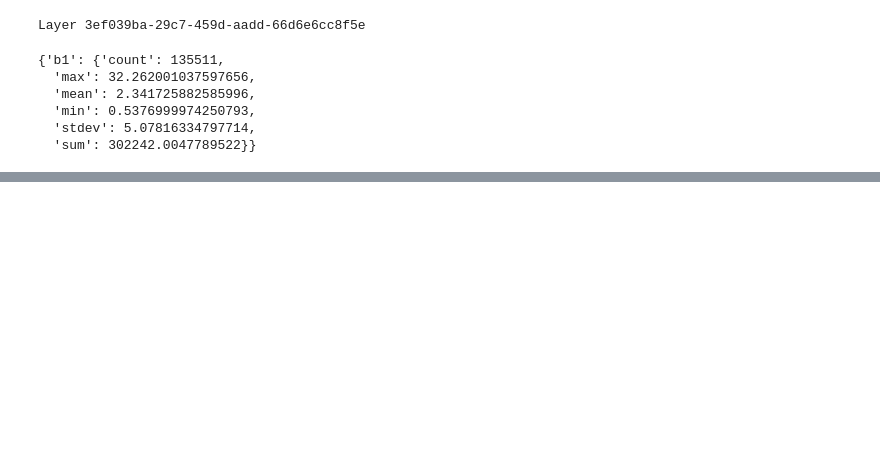
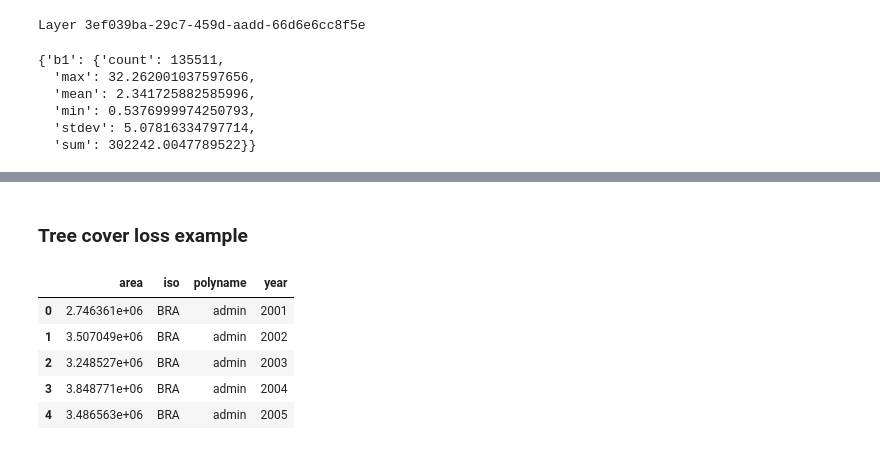
Before and after one commit to Vizzuality/LMIPy, a Jupyter notebook: docs/quickstart.ipynb, the cells around one changed output, grey strips where cells are left out. Cells and saved outputs as stored; diff of their text form; code cells hidden in the pictures; blank space fills up the shorter version.

```diff
--- a/docs/quickstart.ipynb
+++ b/docs/quickstart.ipynb
@@ -427,0 +502,22 @@ ly.intersect(geometry=g)
+# %% [markdown]
+### Tree cover loss example
+# %%
+sql = """
+SELECT
+    polyname, year_data.year as year,
+    SUM(year_data.area_loss) as area
+
+FROM data
+WHERE polyname = 'admin'
+AND thresh= 30
+GROUP BY polyname, iso, nested(year_data.year)
+"""
+global_loss = table.query(sql=sql)
+global_loss.head()
+# %% [output]
+|  | area | iso | polyname | year |
+| 0 | 2.746361e+06 | BRA | admin | 2001 |
+| 1 | 3.507049e+06 | BRA | admin | 2002 |
+| 2 | 3.248527e+06 | BRA | admin | 2003 |
+| 3 | 3.848771e+06 | BRA | admin | 2004 |
+| 4 | 3.486563e+06 | BRA | admin | 2005 |
```
Also changed, not shown: parts of 10 cells of this notebook.
